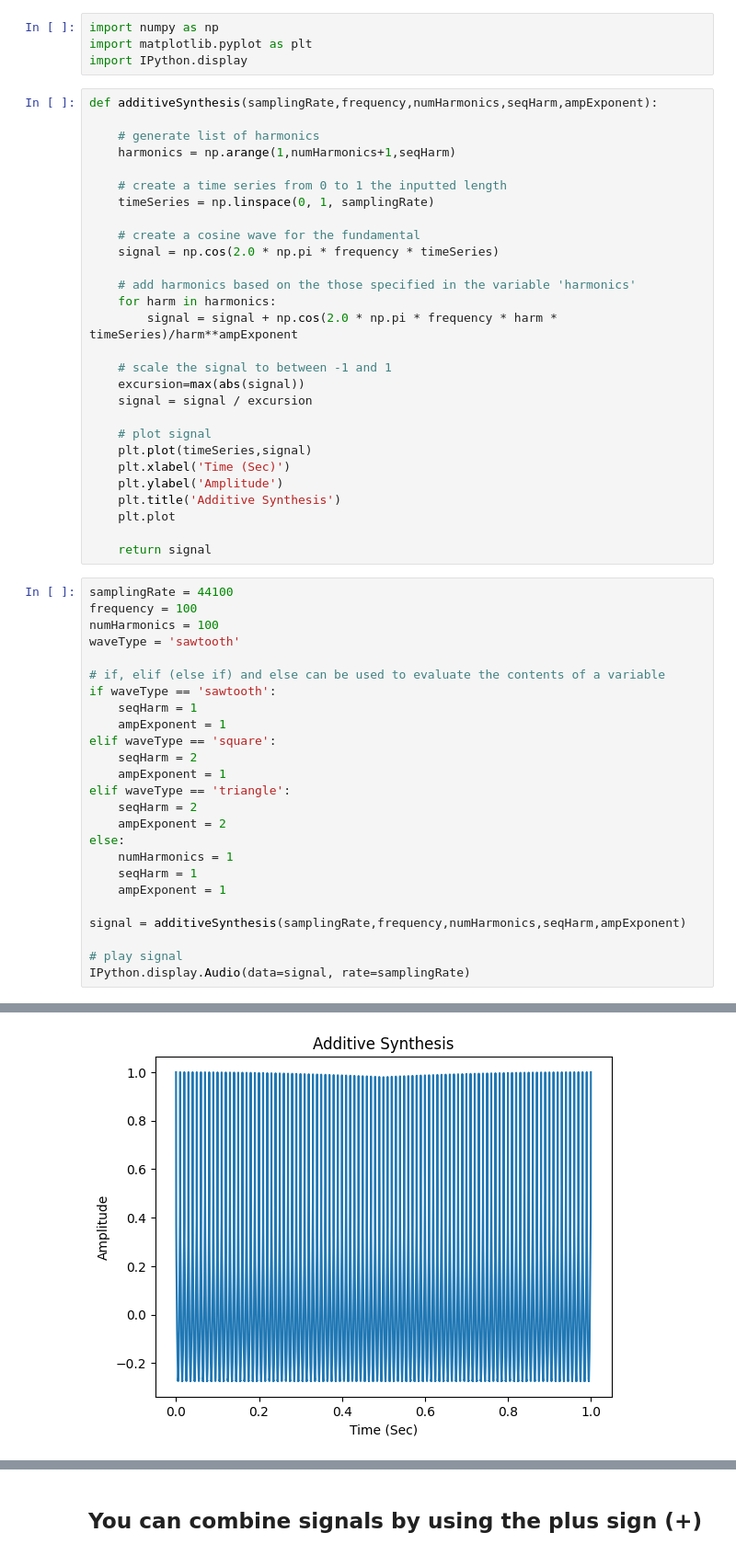
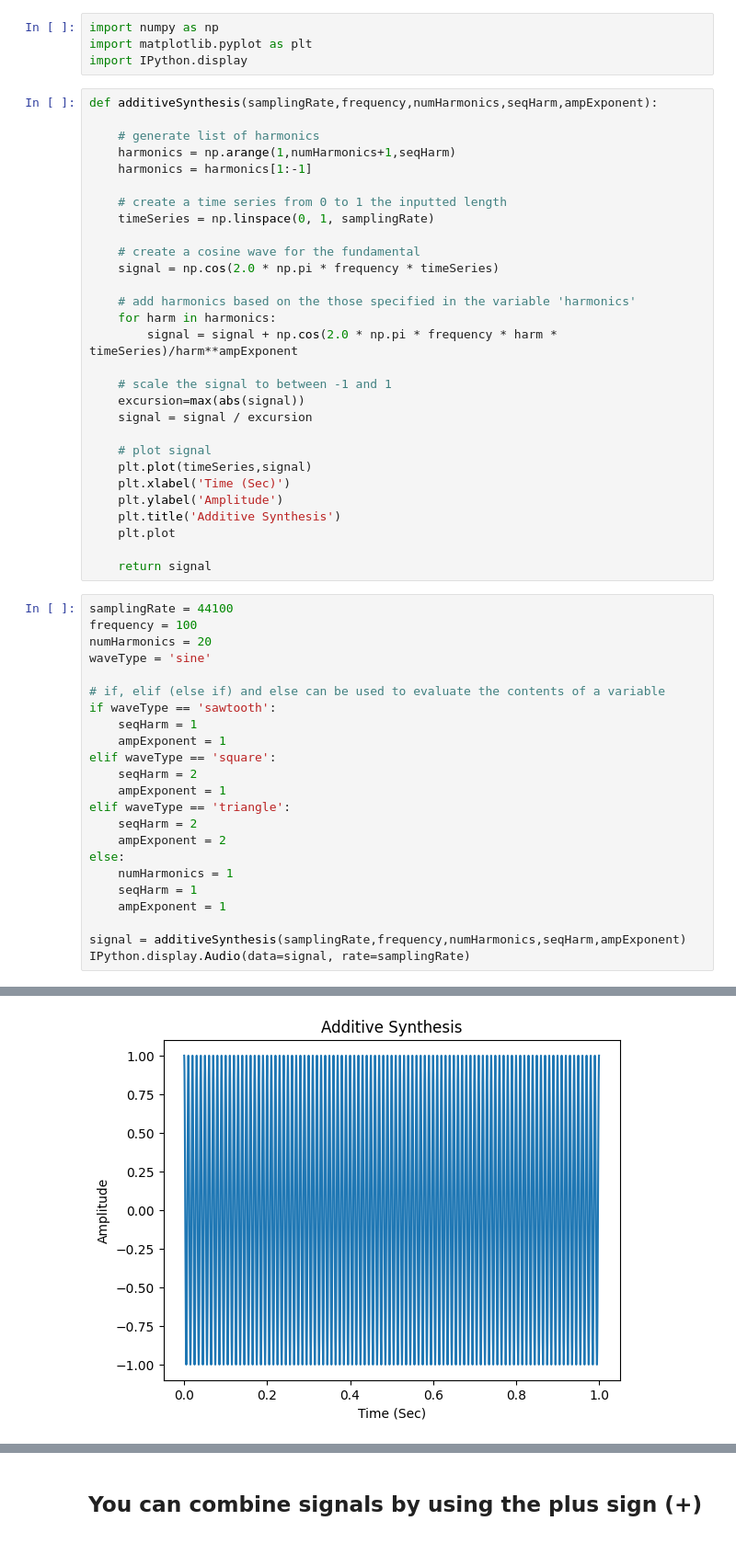
Before and after one commit to jcdevaney/musicComputing2026, a Jupyter notebook: week6/additiveSynthesis.ipynb, the cells around one changed output, grey strips where cells are left out. Shown at 92% size. Saved outputs shown, nothing was run; the diff lists cells and outputs as text.

```diff
--- a/week6/additiveSynthesis.ipynb
+++ b/week6/additiveSynthesis.ipynb
@@ -9,6 +9,7 @@ def additiveSynthesis(samplingRate,frequency,numHarmonics,seqHarm,ampExponent):
 
     # generate list of harmonics
     harmonics = np.arange(1,numHarmonics+1,seqHarm)
+    harmonics = harmonics[1:-1]
 
     # create a time series from 0 to 1 the inputted length
     timeSeries = np.linspace(0, 1, samplingRate)
@@ -35,31 +36,29 @@ def additiveSynthesis(samplingRate,frequency,numHarmonics,seqHarm,ampExponent):
 # %%
 samplingRate = 44100
 frequency = 100
-numHarmonics = 100
-waveType = 'sawtooth'
+numHarmonics = 20
+waveType = 'sine'
 
 # if, elif (else if) and else can be used to evaluate the contents of a variable
 if waveType == 'sawtooth':
     seqHarm = 1
     ampExponent = 1
 elif waveType == 'square':
     seqHarm = 2
     ampExponent = 1
 elif waveType == 'triangle':
     seqHarm = 2
     ampExponent = 2
 else:
     numHarmonics = 1
     seqHarm = 1
     ampExponent = 1
 
 signal = additiveSynthesis(samplingRate,frequency,numHarmonics,seqHarm,ampExponent)
-
-# play signal
 IPython.display.Audio(data=signal, rate=samplingRate)
 # %% [output]
 [interactive output not drawn]
-[figure, old version]
+[figure, new version]
 # %%
 samplingRate = 44100
 frequency = 200
```
Also changed, not shown: parts of 2 cells of this notebook.
